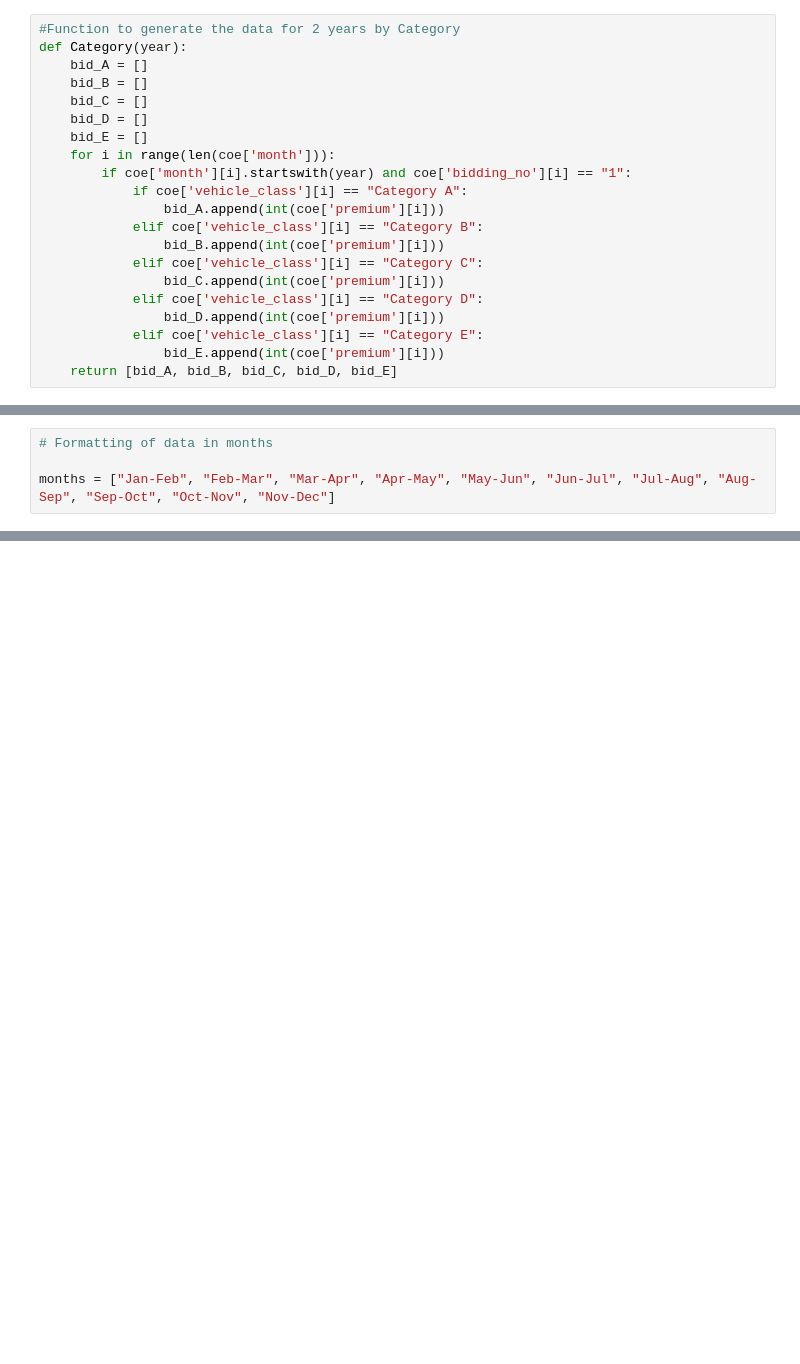
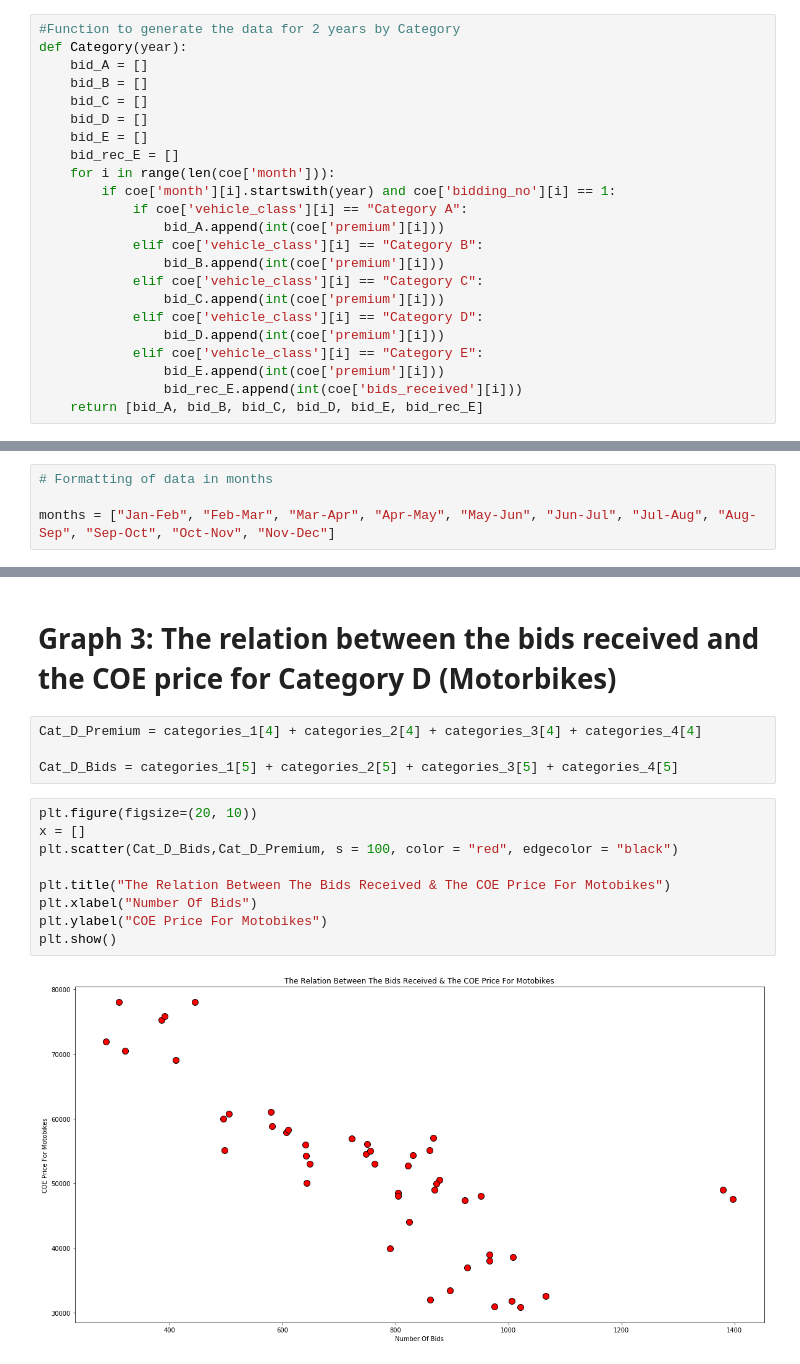
Before and after one commit to jurgen-tan-git/PDS-Assignments, a Jupyter notebook: PDS Assignment 1.ipynb, the cells around one changed output, grey strips where cells are left out. Cells and saved outputs as stored; diff of their text form; blank space fills up the shorter version.

```diff
--- a/PDS Assignment 1.ipynb
+++ b/PDS Assignment 1.ipynb
@@ -34,8 +38,9 @@ def Category(year):
     bid_C = []
     bid_D = []
     bid_E = []
+    bid_rec_E = []
     for i in range(len(coe['month'])):
-        if coe['month'][i].startswith(year) and coe['bidding_no'][i] == "1":
+        if coe['month'][i].startswith(year) and coe['bidding_no'][i] == 1:
             if coe['vehicle_class'][i] == "Category A":
                 bid_A.append(int(coe['premium'][i]))
             elif coe['vehicle_class'][i] == "Category B":
@@ -46,6 +51,7 @@ def Category(year):
                 bid_D.append(int(coe['premium'][i]))
             elif coe['vehicle_class'][i] == "Category E":
                 bid_E.append(int(coe['premium'][i]))
-    return [bid_A, bid_B, bid_C, bid_D, bid_E]
+                bid_rec_E.append(int(coe['bids_received'][i]))
+    return [bid_A, bid_B, bid_C, bid_D, bid_E, bid_rec_E]
 # %%
 #Choosing the years to be visualised
@@ -186,0 +161,17 @@ Increase of 135 cars that were using Others
+# %% [markdown]
+# Graph 3: The relation between the bids received and the COE price for Category D (Motorbikes)
+# %%
+Cat_D_Premium = categories_1[4] + categories_2[4] + categories_3[4] + categories_4[4]
+
+Cat_D_Bids = categories_1[5] + categories_2[5] + categories_3[5] + categories_4[5]
+# %%
+plt.figure(figsize=(20, 10))
+x = []
+plt.scatter(Cat_D_Bids,Cat_D_Premium, s = 100, color = "red", edgecolor = "black")
+
+plt.title("The Relation Between The Bids Received & The COE Price For Motobikes")
+plt.xlabel("Number Of Bids")
+plt.ylabel("COE Price For Motobikes")
+plt.show()
+# %% [output]
+[figure, added]
```
Also changed, not shown: parts of 15 cells of this notebook, 2 other files.
